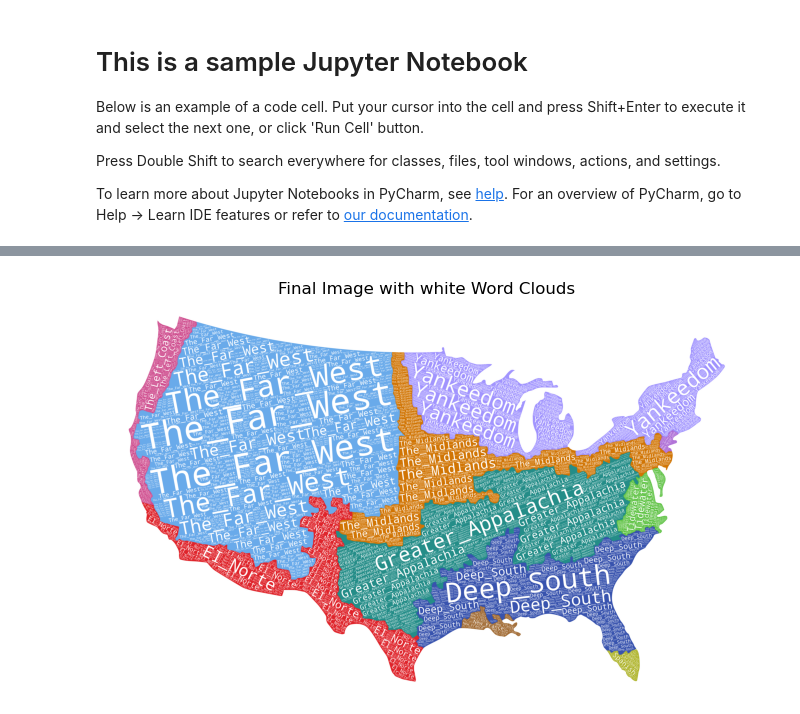
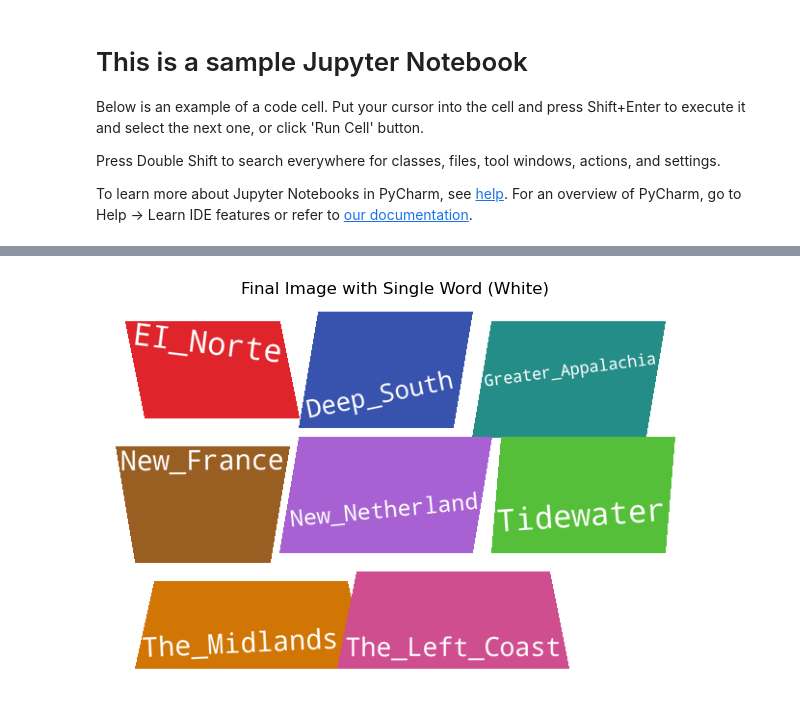
Before and after one commit to xinyao085/Text-Color-Hybrid-Labeling-for-Multiclass-Map-Visualization, a Jupyter notebook: sample.ipynb, the cells around one changed output, grey strips where cells are left out. Drawn from its saved outputs; the diff is of its cells as text; code cells hidden in the pictures.

```diff
--- a/sample.ipynb
+++ b/sample.ipynb
@@ -306,21 +372,21 @@ def generate_rotated_wordclouds(image_path, color_text_pairs, is_adaptive=True,
-# %%
-
-# Usage
-image_path = 'M7_NoLegend.png'
-color_text_pairs = {
-    (223, 36, 43): 'EI_Norte',
-    (56, 83, 174): 'Deep_South',
-    (36,141,136):'Greater_Appalachia',
-    (153,94,34):'New_France',
-    (167,97,211):'New_Netherland',
-    (167,173,23):'Spanish Caribbean',
-    (105,170,234):'The_Far_West',
-    (207,78,143):'The_Left_Coast',
-    (209,117,4):'The_Midlands',
-    (85,191,57):'Tidewater',
-    (161,148,254):'Yankeedom'
-}
-
-generate_rotated_wordclouds(image_path, color_text_pairs)
-# %% [output]
-[figure, removed]
+# %%
+
+# Usage
+image_path = 'sample-image.png'
+color_text_pairs = {
+    (223, 36, 43): 'EI_Norte',
+    (56, 83, 174): 'Deep_South',
+    (36,141,136):'Greater_Appalachia',
+    (153,94,34):'New_France',
+    (167,97,211):'New_Netherland',
+    (167,173,23):'Spanish Caribbean',
+    (105,170,234):'The_Far_West',
+    (207,78,143):'The_Left_Coast',
+    (209,117,4):'The_Midlands',
+    (85,191,57):'Tidewater',
+    (161,148,254):'Yankeedom'
+}
+
+generate_rotated_wordclouds(image_path, color_text_pairs)
+# %% [output]
+[figure, added]
```
Also changed, not shown: parts of 1 cell of this notebook.
